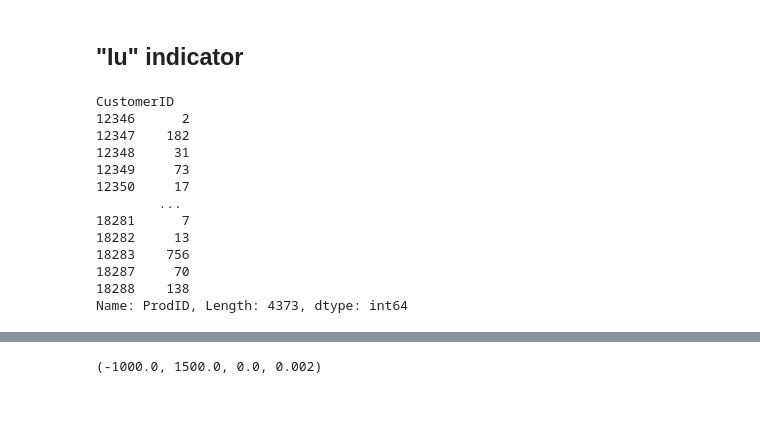
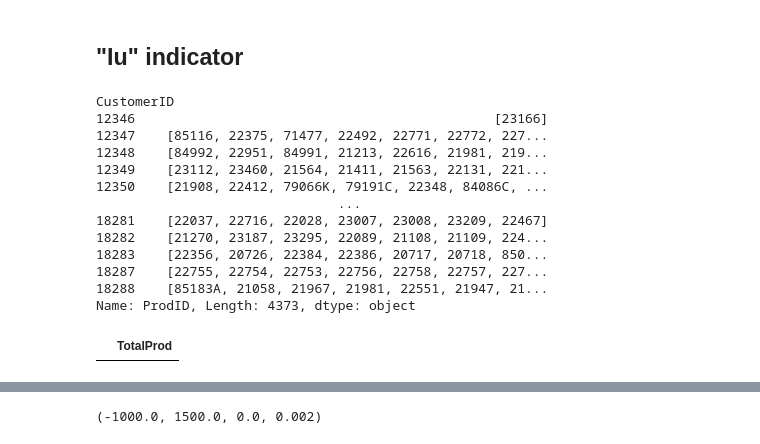
Before and after one commit to dilettagoglia/DataMining, a Jupyter notebook: Task1.ipynb, the cells around one changed output, grey strips where cells are left out. Cells and saved outputs as stored; diff of their text form; code cells hidden in the pictures; blank space fills up the shorter version.

```diff
--- a/Task1.ipynb
+++ b/Task1.ipynb
@@ -1051,19 +1051,25 @@ plt.axis([-4000,10000,0,0.0004])
 ## "Iu" indicator
 # %%
 # number of distinct items bought by a customer
-Iu = df['ProdID'].groupby(df['CustomerID']).count()
+Iu = df['ProdID'].groupby(df['CustomerID']).unique()
+#Iu = pd.DataFrame(Iu)
 Iu
 # %% [output]
 CustomerID
-12346      2
-12347    182
-12348     31
-12349     73
-12350     17
-        ...
-18281      7
-18282     13
-18283    756
-18287     70
-18288    138
-Name: ProdID, Length: 4373, dtype: int64
+12346                                              [23166]
+12347    [85116, 22375, 71477, 22492, 22771, 22772, 227...
+12348    [84992, 22951, 84991, 21213, 22616, 21981, 219...
+12349    [23112, 23460, 21564, 21411, 21563, 22131, 221...
+12350    [21908, 22412, 79066K, 79191C, 22348, 84086C, ...
+                               ...
+18281    [22037, 22716, 22028, 23007, 23008, 23209, 22467]
+18282    [21270, 23187, 23295, 22089, 21108, 21109, 224...
+18283    [22356, 20726, 22384, 22386, 20717, 20718, 850...
+18287    [22755, 22754, 22753, 22756, 22758, 22757, 227...
+18288    [85183A, 21058, 21967, 21981, 22551, 21947, 21...
+Name: ProdID, Length: 4373, dtype: object
+# %%
+items = pd.DataFrame(data = {'TotalProd': []})
+items
+# %% [output]
+|  | TotalProd |
```
Also changed, not shown: parts of 12 cells of this notebook.
